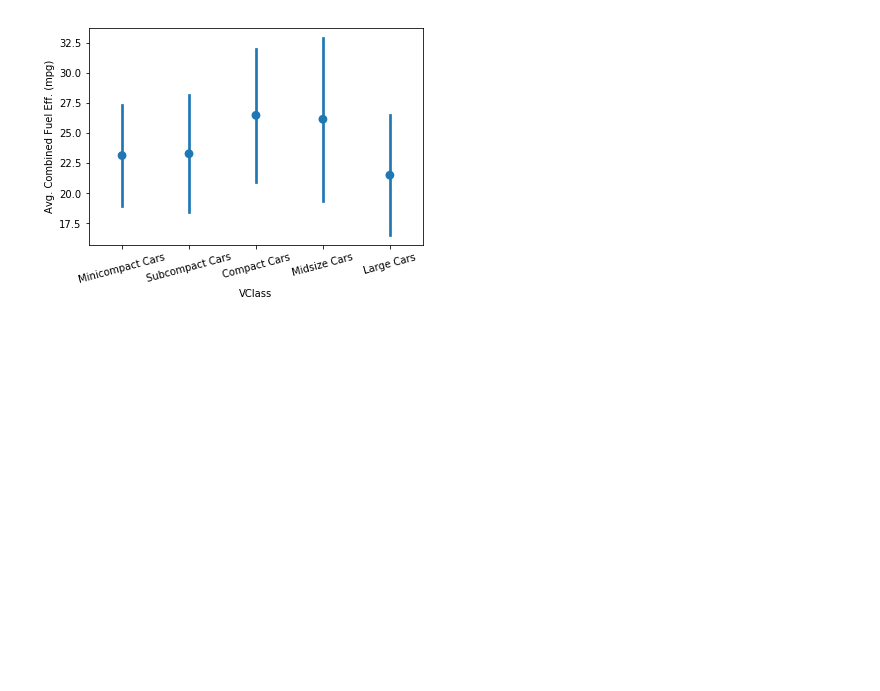
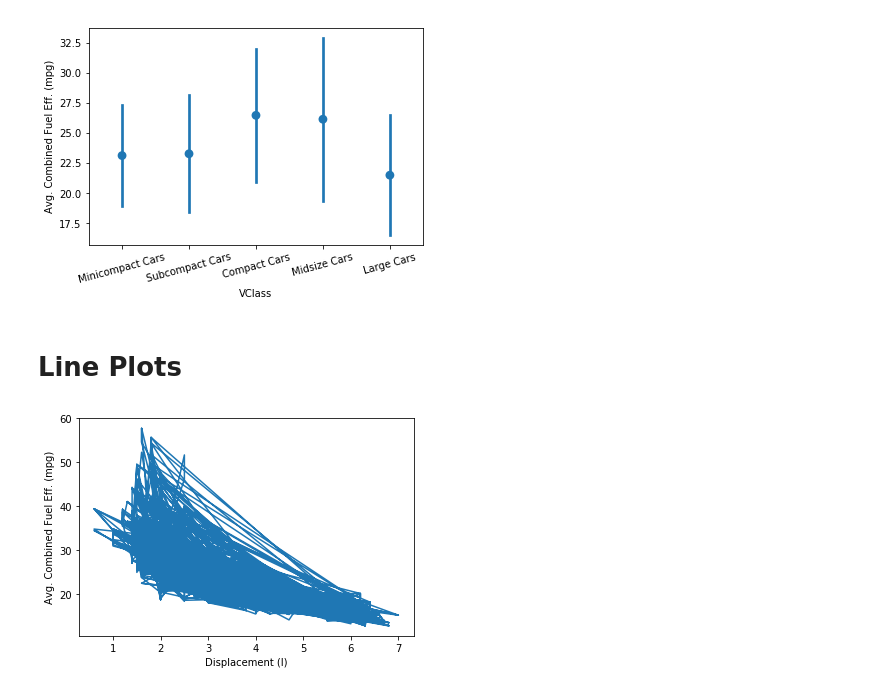
Before and after one commit to deepaksithu/Bivariate_Exploration_of_Data_Notes, a Jupyter notebook: Bivariate Exploration.ipynb, the cells around one changed output. Saved outputs shown, nothing was run; the diff lists cells and outputs as text; code cells hidden in the pictures; blank space fills up the shorter version.

Commit message:
feat: Additional plot practice

```diff
--- a/Bivariate Exploration.ipynb
+++ b/Bivariate Exploration.ipynb
@@ -458,3 +458,14 @@ plt.xticks(rotation = 15);
 plt.ylabel('Avg. Combined Fuel Eff. (mpg)');
 # %% [output]
 [figure]
+# %% [markdown]
+# Line Plots
+# %%
+# this is basically a scatter plot with connecting lines, but too many points and unordered
+plt.errorbar(data = fuel_econ,
+            x = 'displ',
+            y = 'comb');
+plt.xlabel('Displacement (l)')
+plt.ylabel('Avg. Combined Fuel Eff. (mpg)');
+# %% [output]
+[figure, added]
```
Also changed, not shown: 1 other file.
